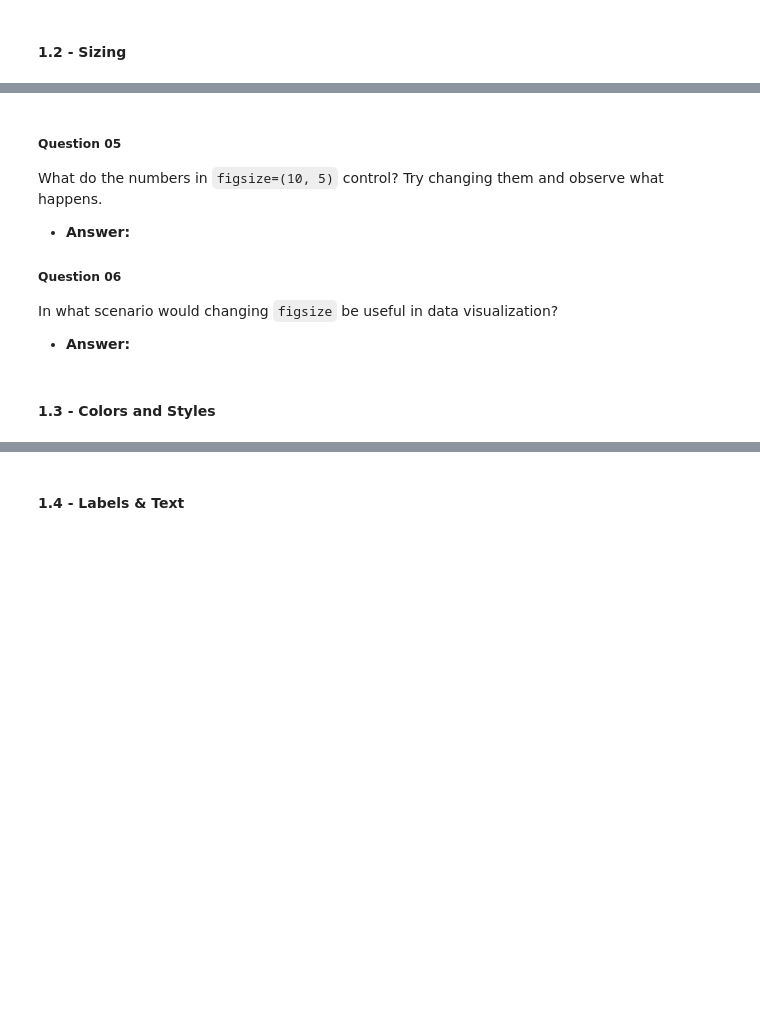
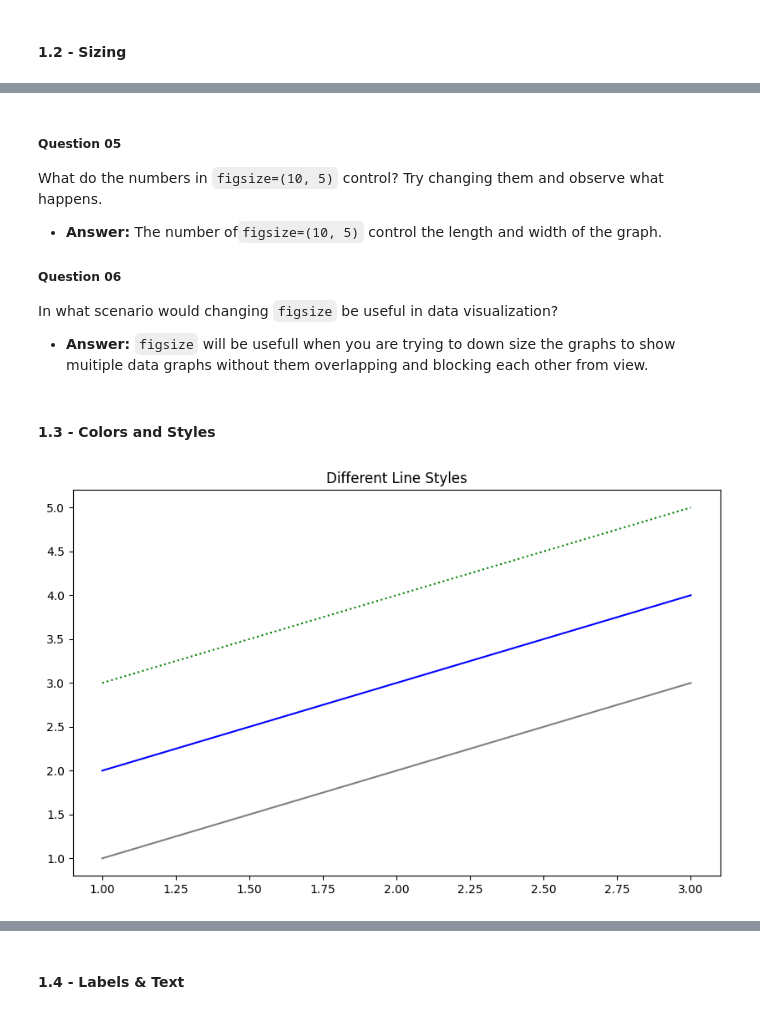
Before and after one commit to TrollFacedGamer/unit-3-data-science, a Jupyter notebook: 00_intro.ipynb, the cells around one changed output, grey strips where cells are left out. Drawn from its saved outputs; the diff is of its cells as text; code cells hidden in the pictures; blank space fills up the shorter version.

```diff
--- a/00_intro.ipynb
+++ b/00_intro.ipynb
@@ -152,21 +175,30 @@ plt.title('Figure #2')
 ##### Question 05
 What do the numbers in `figsize=(10, 5)` control? Try changing them and observe what happens.
 - **Answer:**
+The number of`figsize=(10, 5)` control the length and width of the graph.
 
 ##### Question 06
 In what scenario would changing `figsize` be useful in data visualization?
 - **Answer:**
+`figsize` will be usefull when you are trying to down size the graphs to show muitiple data graphs without them overlapping and blocking each other from view.
 # %% [markdown]
 #### 1.3 - Colors and Styles
 # %%
+#set figure size
 plt.figure(figsize=(10, 6))
 
-plt.plot([1, 2, 3], [1, 2, 3], color='red')
+#draw line 1 with gray coloring
+plt.plot([1, 2, 3], [1, 2, 3], color='gray')
+#draw line 2 with blue coloring
 plt.plot([1, 2, 3], [2, 3, 4], color='blue')
-plt.plot([1, 2, 3], [3, 4, 5], color='green', linestyle='--')
+#draw line 3 with green coloring and dotted line style
+plt.plot([1, 2, 3], [3, 4, 5], color='green', linestyle="dotted")
 
+#title graph
 plt.title('Different Line Styles')
-plt.show()
+plt.show() #starts loop, find currently active figure objects, and opens >=1 interactive windows that display figure(s)
+# %% [output]
+[figure, added]
 # %% [markdown]
 ##### Question 07
 What did we change in our `plt.plot()` functions to modify a line's color? What other types values do you think we use here? (think CSS)
```
Also changed, not shown: parts of 28 cells of this notebook.
